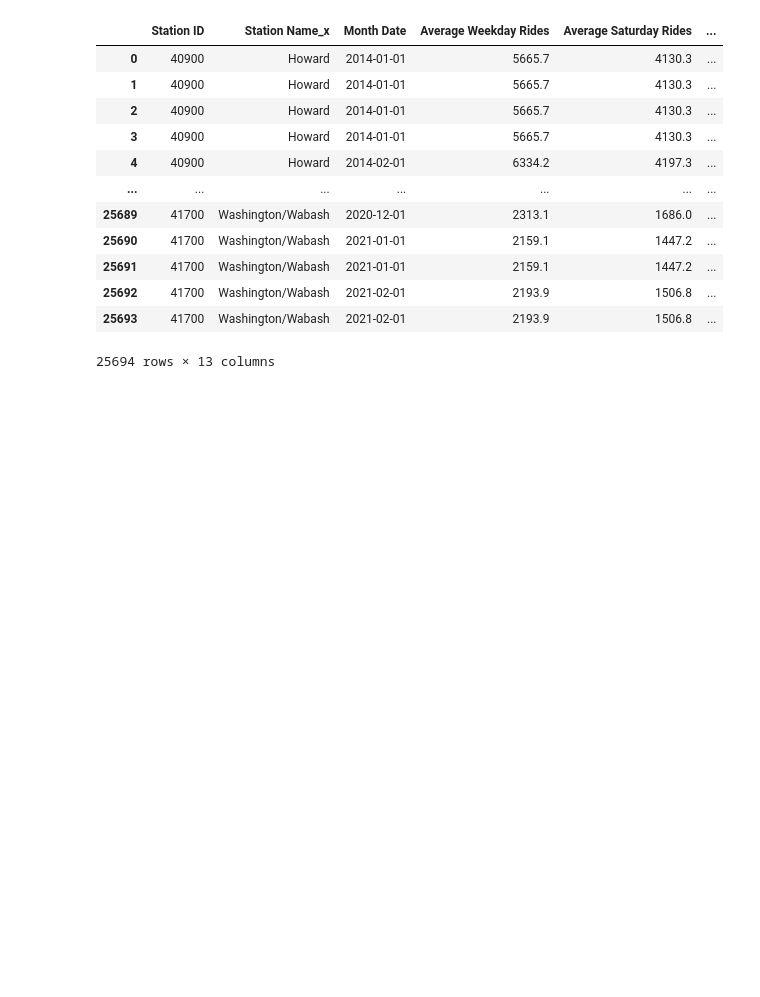
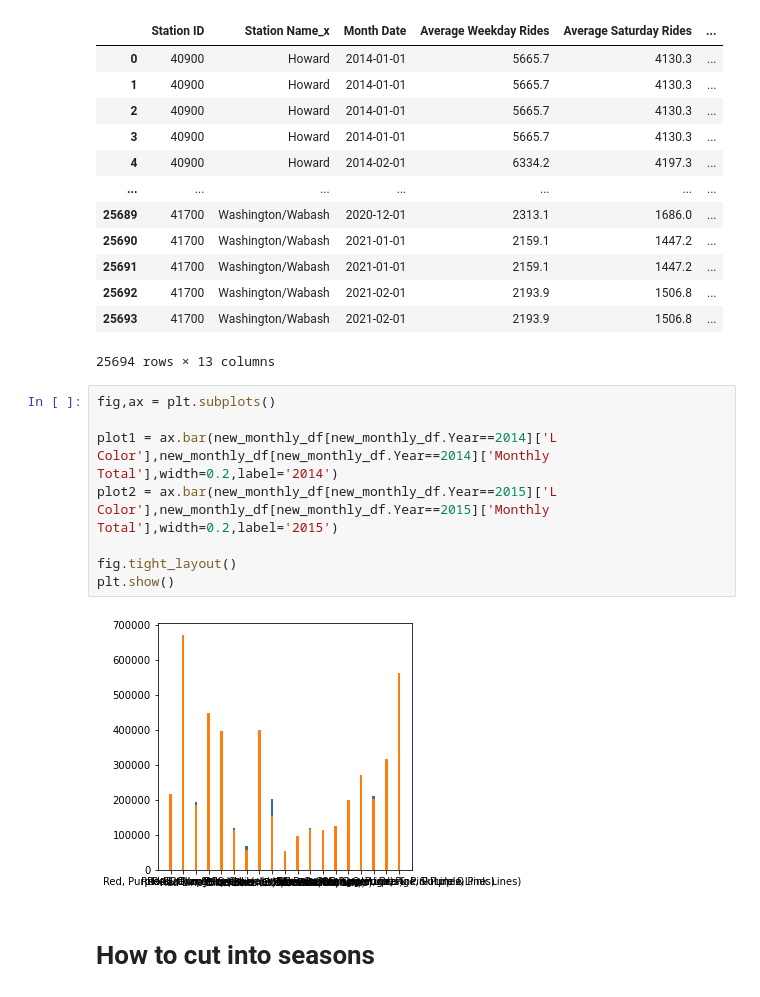
Before and after one commit to ArielleEagan/project-1, a Jupyter notebook: CTA Data.ipynb, the cells around one changed output. Cells and saved outputs as stored; diff of their text form; blank space fills up the shorter version.

Commit message:
added seasonality code

```diff
--- a/CTA Data.ipynb
+++ b/CTA Data.ipynb
@@ -159,3 +161,15 @@ new_monthly_df
 | 25692 | 41700 | Washington/Wabash | 2021-02-01 | 2193.9 | 1506.8 | ... |
 | 25693 | 41700 | Washington/Wabash | 2021-02-01 | 2193.9 | 1506.8 | ... |
 25694 rows × 13 columns
+# %%
+fig,ax = plt.subplots()
+
+plot1 = ax.bar(new_monthly_df[new_monthly_df.Year==2014]['L Color'],new_monthly_df[new_monthly_df.Year==2014]['Monthly Total'],width=0.2,label='2014')
+plot2 = ax.bar(new_monthly_df[new_monthly_df.Year==2015]['L Color'],new_monthly_df[new_monthly_df.Year==2015]['Monthly Total'],width=0.2,label='2015')
+
+fig.tight_layout()
+plt.show()
+# %% [output]
+[figure, added]
+# %% [markdown]
+# How to cut into seasons
```
Also changed, not shown: parts of 5 cells of this notebook.
